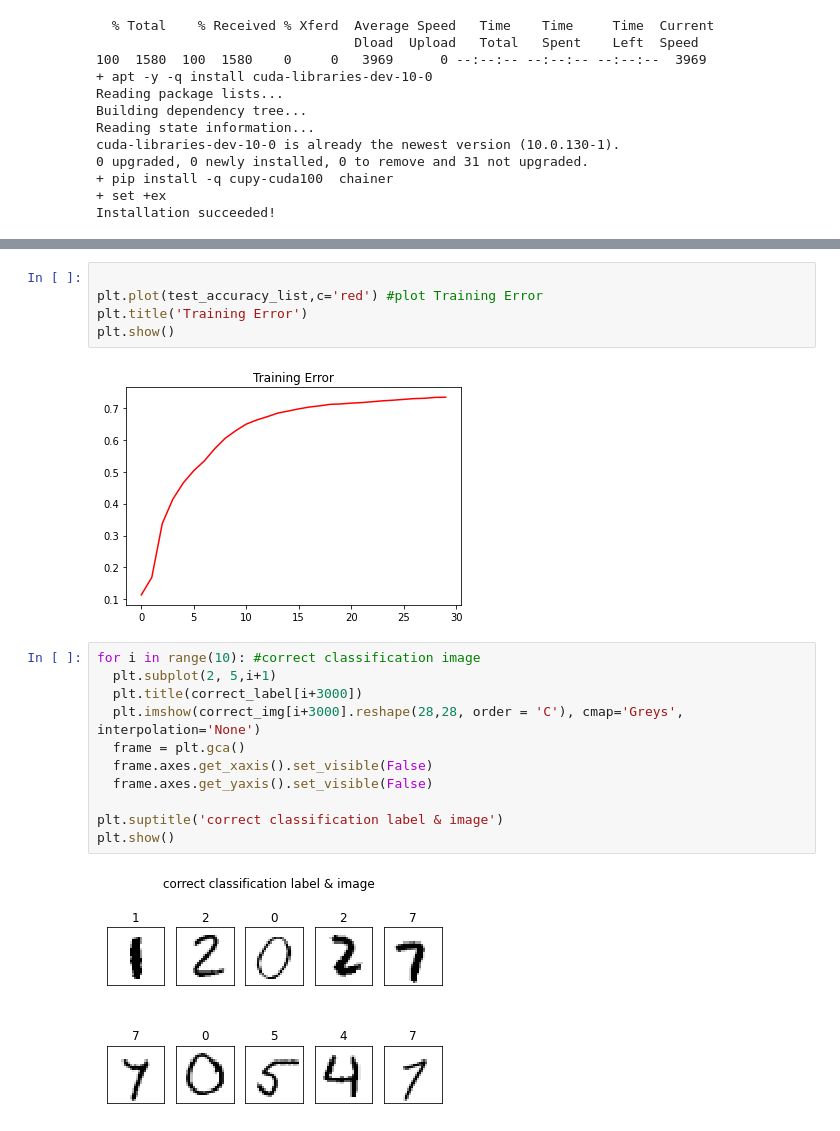
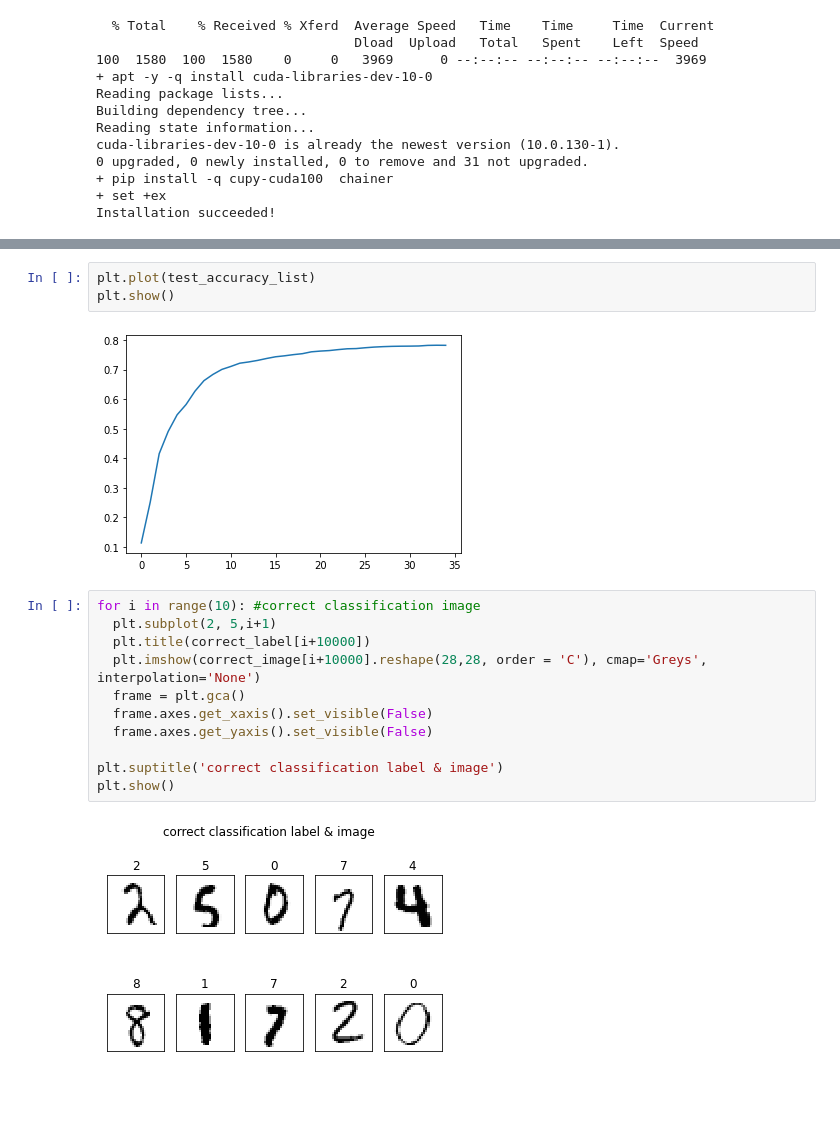
Before and after one commit to CJavaPython/AssignmentFolder, a Jupyter notebook: Assignment09/Assignment09.ipynb, the cells around one changed output, grey strips where cells are left out. Cells and saved outputs as stored; diff of their text form; blank space fills up the shorter version.

```diff
--- a/Assignment09/Assignment09.ipynb
+++ b/Assignment09/Assignment09.ipynb
@@ -301,15 +307,13 @@ print(test_accuracy_list[len(test_accuracy_list) - 1])
-# %%
-
-plt.plot(test_accuracy_list,c='red') #plot Training Error
-plt.title('Training Error')
-plt.show()
-# %% [output]
-[figure, removed]
+# %%
+plt.plot(test_accuracy_list)
+plt.show()
+# %% [output]
+[figure, added]
 # %%
 for i in range(10): #correct classification image
   plt.subplot(2, 5,i+1)
-  plt.title(correct_label[i+3000])
-  plt.imshow(correct_img[i+3000].reshape(28,28, order = 'C'), cmap='Greys', interpolation='None')
+  plt.title(correct_label[i+10000])
+  plt.imshow(correct_image[i+10000].reshape(28,28, order = 'C'), cmap='Greys', interpolation='None')
   frame = plt.gca()
   frame.axes.get_xaxis().set_visible(False)
   frame.axes.get_yaxis().set_visible(False)
@@ -317,7 +321,7 @@ for i in range(10): #correct classification image
 plt.suptitle('correct classification label & image')
 plt.show()
 # %% [output]
-[figure, old version]
+[figure, new version]
 # %%
 for i in range(10): #correct classification image
   plt.subplot(2,5,i+1)
```
Also changed, not shown: parts of 26 cells of this notebook.
